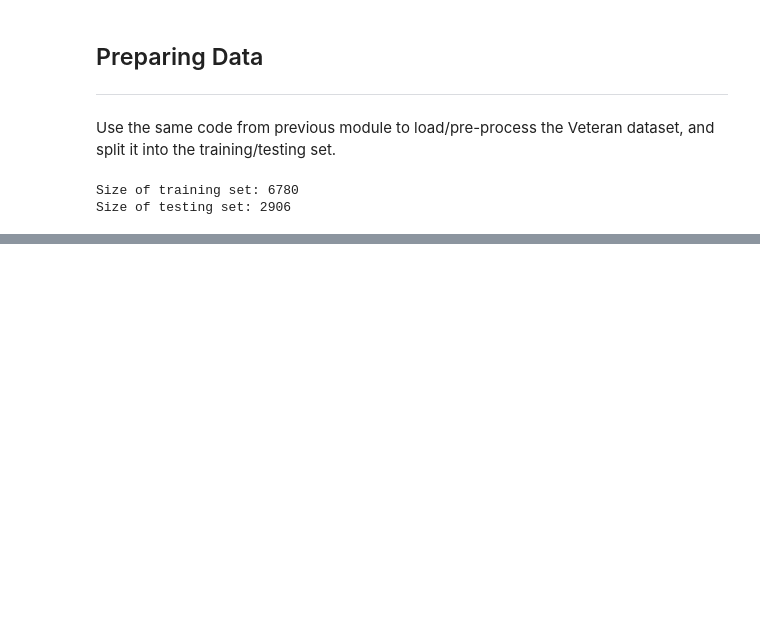
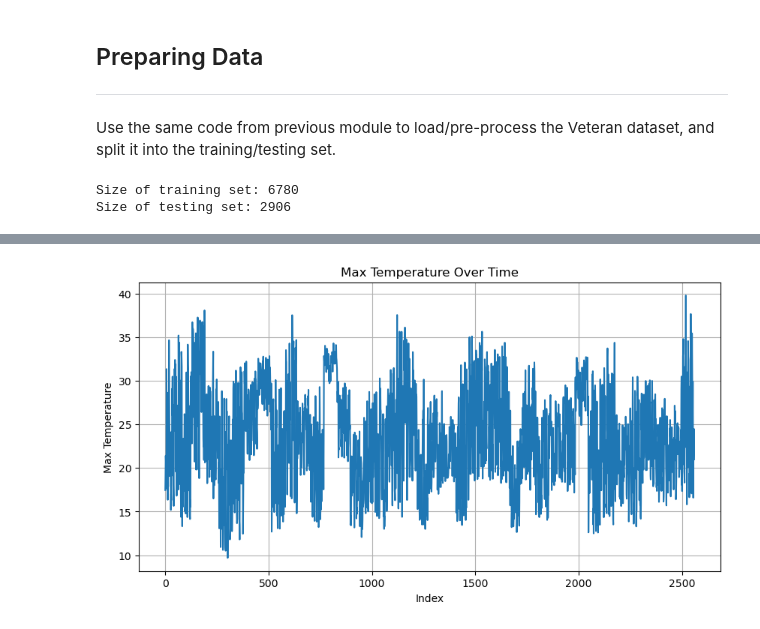
Before and after one commit to dmitrynovik/ml-module7, a Jupyter notebook: Module7-impl.ipynb, the cells around one changed output, grey strips where cells are left out. Drawn from its saved outputs; the diff is of its cells as text; code cells hidden in the pictures; blank space fills up the shorter version.

```diff
--- a/Module7-impl.ipynb
+++ b/Module7-impl.ipynb
@@ -71,0 +397,22 @@ Size of testing set: 2906
+# %%
+import pandas as pd
+
+# Step 1: Count the number of time steps per location
+location_counts = ten_day_avg['Location'].value_counts()
+
+# Step 2: Identify locations with at least 141 time steps
+valid_locations = location_counts[location_counts >= 64].index
+
+# Step 3: Filter to keep only valid locations
+df_valid = ten_day_avg[ten_day_avg['Location'].isin(valid_locations)].copy()
+
+# Step 4: Trim each location to the first 141 rows
+df_trimmed = (
+    df_valid.groupby('Location', group_keys=False)
+    .apply(lambda x: x.iloc[:64])
+    .reset_index(drop=True)
+)
+
+# Optional: Confirm result
+print(df_trimmed['Location'].value_counts())
+print("Total locations kept:", df_trimmed['Location'].nunique())
@@ -71,0 +460,13 @@ Size of testing set: 2906
+# %%
+# Filter to only observations from a list of locations.
+#locations = ['Brisbane', 'Melbourne', 'Sydney']  # your list of locations
+#locations = ['Brisbane']  # your list of locations
+locations = df_trimmed['Location'].unique().tolist()
+samples = df_trimmed[df_trimmed['Location'].isin(locations)]
+
+# Remove invalid rows.
+samples = samples.dropna()
+
+# Show information about the data.
+print(samples.info())
+samples.describe()
@@ -71,0 +518,12 @@ Size of testing set: 2906
+# %%
+import matplotlib.pyplot as plt
+
+plt.figure(figsize=(10, 5))
+plt.plot(samples['MaxTemp'])
+plt.title('Max Temperature Over Time')
+plt.xlabel('Index')
+plt.ylabel('Max Temperature')
+plt.grid(True)
+plt.show()
+# %% [output]
+[figure, added]
```
Also changed, not shown: parts of 29 cells of this notebook, 1 other file.
